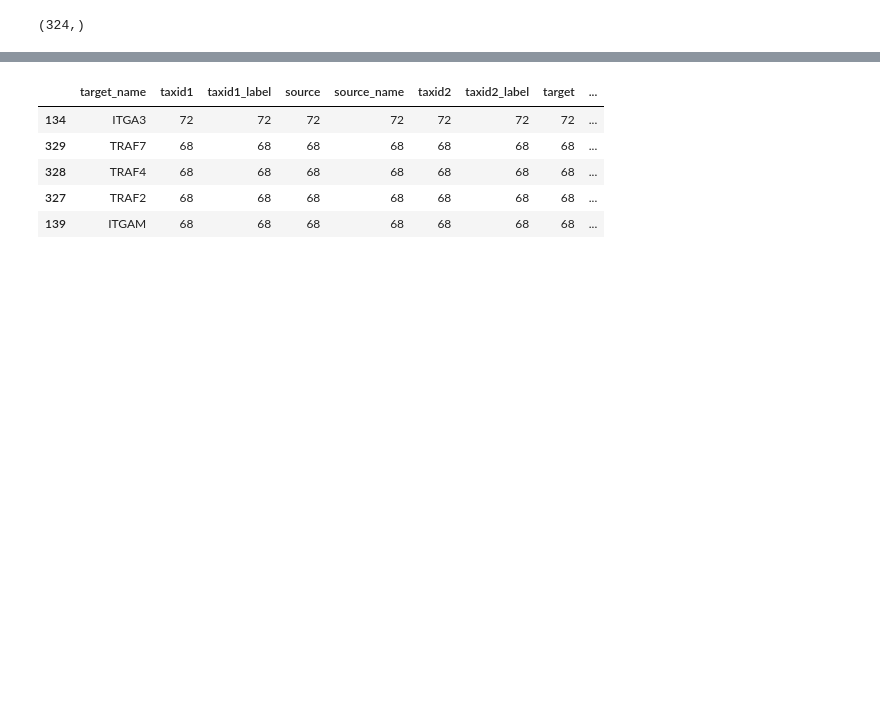
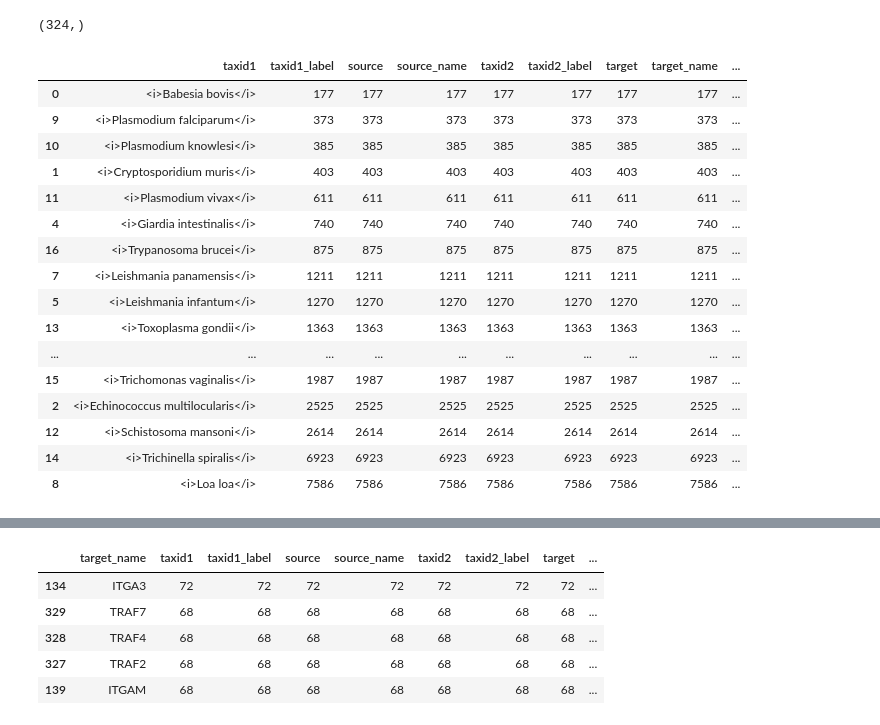
Before and after one commit to Multiomics-Analytics-Group/OrthoHPI2.0, a Jupyter notebook: notebooks/Figure1BC - web.ipynb, the cells around one changed output, grey strips where cells are left out. Drawn from its saved outputs; the diff is of its cells as text; code cells hidden in the pictures; blank space fills up the shorter version.

```diff
--- a/notebooks/Figure1BC - web.ipynb
+++ b/notebooks/Figure1BC - web.ipynb
@@ -129,6 +129,26 @@ net[net['taxid1'] == '<i>Trichinella spiralis</i>'].shape
 net[net['taxid1'] == '<i>Trichinella spiralis</i>']['source'].unique().shape
 # %% [output]
 (324,)
+# %%
+net.groupby(["taxid1"]).count().reset_index().sort_values("taxid2")
+# %% [output]
+|  | taxid1 | taxid1_label | source | source_name | taxid2 | taxid2_label | target | target_name | ... |
+| 0 | <i>Babesia bovis</i> | 177 | 177 | 177 | 177 | 177 | 177 | 177 | ... |
+| 9 | <i>Plasmodium falciparum</i> | 373 | 373 | 373 | 373 | 373 | 373 | 373 | ... |
+| 10 | <i>Plasmodium knowlesi</i> | 385 | 385 | 385 | 385 | 385 | 385 | 385 | ... |
+| 1 | <i>Cryptosporidium muris</i> | 403 | 403 | 403 | 403 | 403 | 403 | 403 | ... |
+| 11 | <i>Plasmodium vivax</i> | 611 | 611 | 611 | 611 | 611 | 611 | 611 | ... |
+| 4 | <i>Giardia intestinalis</i> | 740 | 740 | 740 | 740 | 740 | 740 | 740 | ... |
+| 16 | <i>Trypanosoma brucei</i> | 875 | 875 | 875 | 875 | 875 | 875 | 875 | ... |
+| 7 | <i>Leishmania panamensis</i> | 1211 | 1211 | 1211 | 1211 | 1211 | 1211 | 1211 | ... |
+| 5 | <i>Leishmania infantum</i> | 1270 | 1270 | 1270 | 1270 | 1270 | 1270 | 1270 | ... |
+| 13 | <i>Toxoplasma gondii</i> | 1363 | 1363 | 1363 | 1363 | 1363 | 1363 | 1363 | ... |
+| ... | ... | ... | ... | ... | ... | ... | ... | ... | ... |
+| 15 | <i>Trichomonas vaginalis</i> | 1987 | 1987 | 1987 | 1987 | 1987 | 1987 | 1987 | ... |
+| 2 | <i>Echinococcus multilocularis</i> | 2525 | 2525 | 2525 | 2525 | 2525 | 2525 | 2525 | ... |
+| 12 | <i>Schistosoma mansoni</i> | 2614 | 2614 | 2614 | 2614 | 2614 | 2614 | 2614 | ... |
+| 14 | <i>Trichinella spiralis</i> | 6923 | 6923 | 6923 | 6923 | 6923 | 6923 | 6923 | ... |
+| 8 | <i>Loa loa</i> | 7586 | 7586 | 7586 | 7586 | 7586 | 7586 | 7586 | ... |
 # %%
 fig = px.bar(net.groupby(["taxid1"]).count().reset_index().sort_values("taxid2"), x="taxid1", y="average_score", color='taxid1',  labels={"average_score":"count"})
 fig
```
Also changed, not shown: 1 other file.
